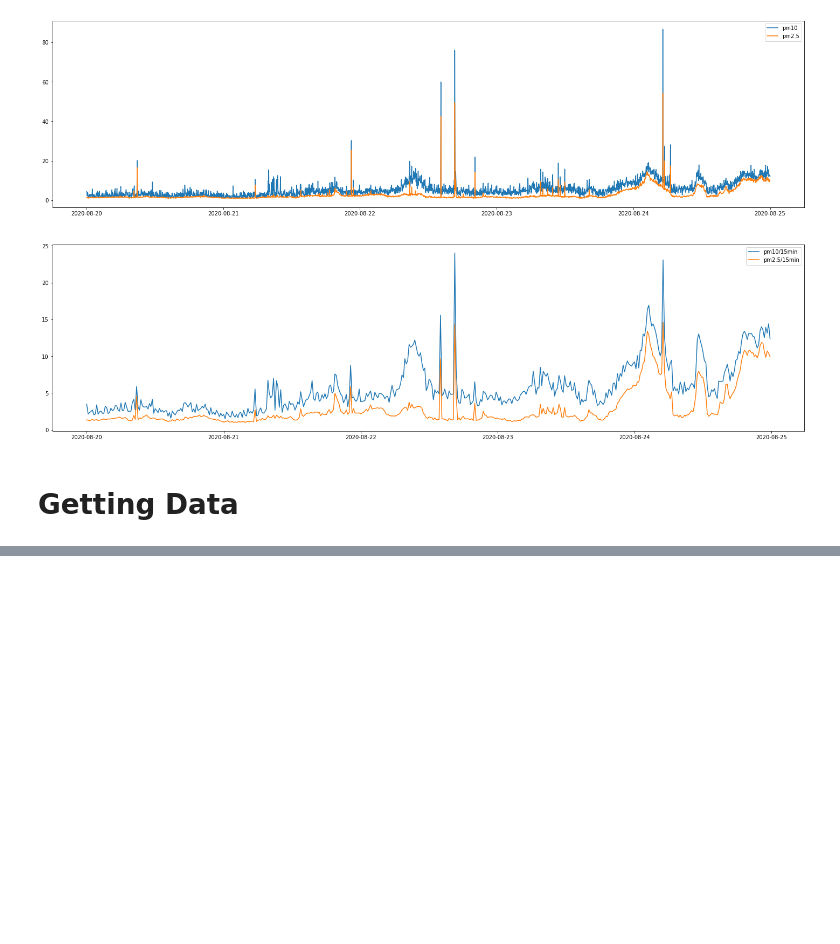
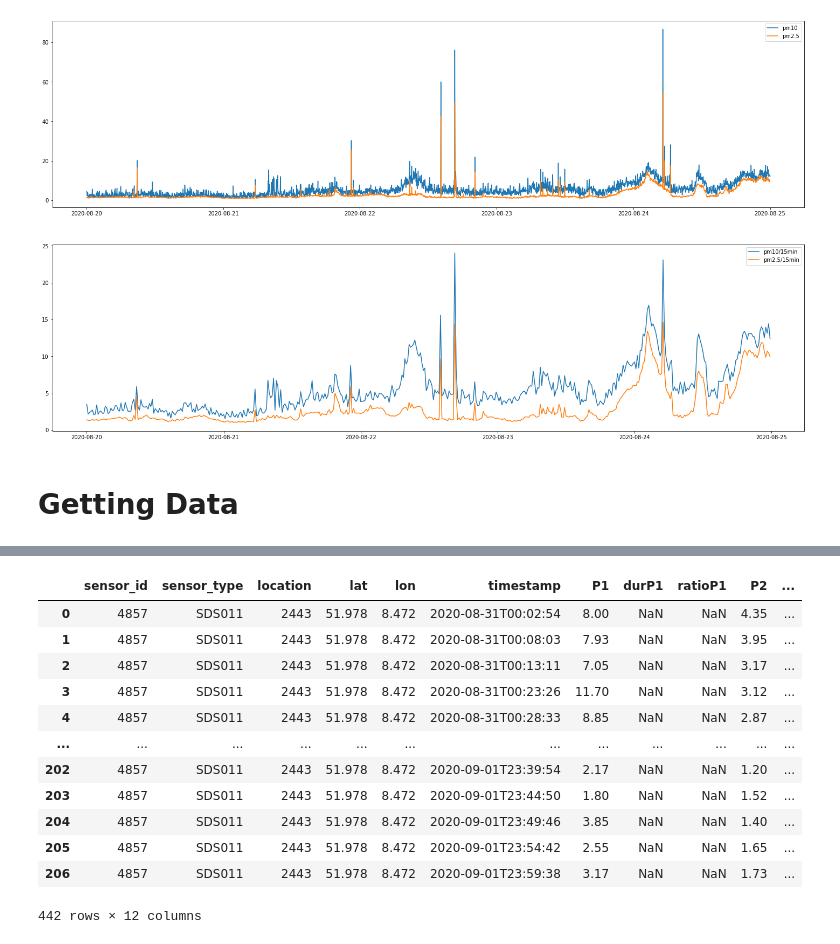
Before and after one commit to Sebastian-Bender/air-pollution, a Jupyter notebook: AirPollution/src/DataExploration.ipynb, the cells around one changed output, grey strips where cells are left out. Cells and saved outputs as stored; diff of their text form; code cells hidden in the pictures; blank space fills up the shorter version.

```diff
--- a/AirPollution/src/DataExploration.ipynb
+++ b/AirPollution/src/DataExploration.ipynb
@@ -168,0 +217,2 @@ plt.show()
+# %%
+SensorList = [line.rstrip('\n') for line in open("SensorList.txt")]
@@ -168,0 +239,22 @@ plt.show()
+# %%
+SensorData = {}
+for sensor in SensorList:
+    print(sensor)
+    date = datetime.datetime.strptime('2020-08-31', '%Y-%m-%d').date()
+    test = []
+    comp = []
+    while date < datetime.datetime.now().date():
+        d = date.strftime('%Y-%m-%d')
+        print(d)
+        try:
+            test.append(pd.read_csv(f'https://archive.sensor.community/{d}/{d}_sds011_sensor_{sensor}.csv', sep = ';'))
+        except:
+            print("\tdoes not exist jet")
+        date += datetime.timedelta(days = 1)
+    try:
+        comp = test[0]
+        for i in range(1, len(test)):
+            comp = pd.concat([comp, test[i]], axis = 0)
+    except:
+        print("\tno data")
+    SensorData[sensor] = comp
@@ -168,0 +279,16 @@ plt.show()
+# %%
+SensorData['4857']
+# %% [output]
+|  | sensor_id | sensor_type | location | lat | lon | timestamp | P1 | durP1 | ratioP1 | P2 | ... |
+| 0 | 4857 | SDS011 | 2443 | 51.978 | 8.472 | 2020-08-31T00:02:54 | 8.00 | NaN | NaN | 4.35 | ... |
+| 1 | 4857 | SDS011 | 2443 | 51.978 | 8.472 | 2020-08-31T00:08:03 | 7.93 | NaN | NaN | 3.95 | ... |
+| 2 | 4857 | SDS011 | 2443 | 51.978 | 8.472 | 2020-08-31T00:13:11 | 7.05 | NaN | NaN | 3.17 | ... |
+| 3 | 4857 | SDS011 | 2443 | 51.978 | 8.472 | 2020-08-31T00:23:26 | 11.70 | NaN | NaN | 3.12 | ... |
+| 4 | 4857 | SDS011 | 2443 | 51.978 | 8.472 | 2020-08-31T00:28:33 | 8.85 | NaN | NaN | 2.87 | ... |
+| ... | ... | ... | ... | ... | ... | ... | ... | ... | ... | ... | ... |
+| 202 | 4857 | SDS011 | 2443 | 51.978 | 8.472 | 2020-09-01T23:39:54 | 2.17 | NaN | NaN | 1.20 | ... |
+| 203 | 4857 | SDS011 | 2443 | 51.978 | 8.472 | 2020-09-01T23:44:50 | 1.80 | NaN | NaN | 1.52 | ... |
+| 204 | 4857 | SDS011 | 2443 | 51.978 | 8.472 | 2020-09-01T23:49:46 | 3.85 | NaN | NaN | 1.40 | ... |
+| 205 | 4857 | SDS011 | 2443 | 51.978 | 8.472 | 2020-09-01T23:54:42 | 2.55 | NaN | NaN | 1.65 | ... |
+| 206 | 4857 | SDS011 | 2443 | 51.978 | 8.472 | 2020-09-01T23:59:38 | 3.17 | NaN | NaN | 1.73 | ... |
+442 rows × 12 columns
```
Also changed, not shown: parts of 9 cells of this notebook, 1 other file.
